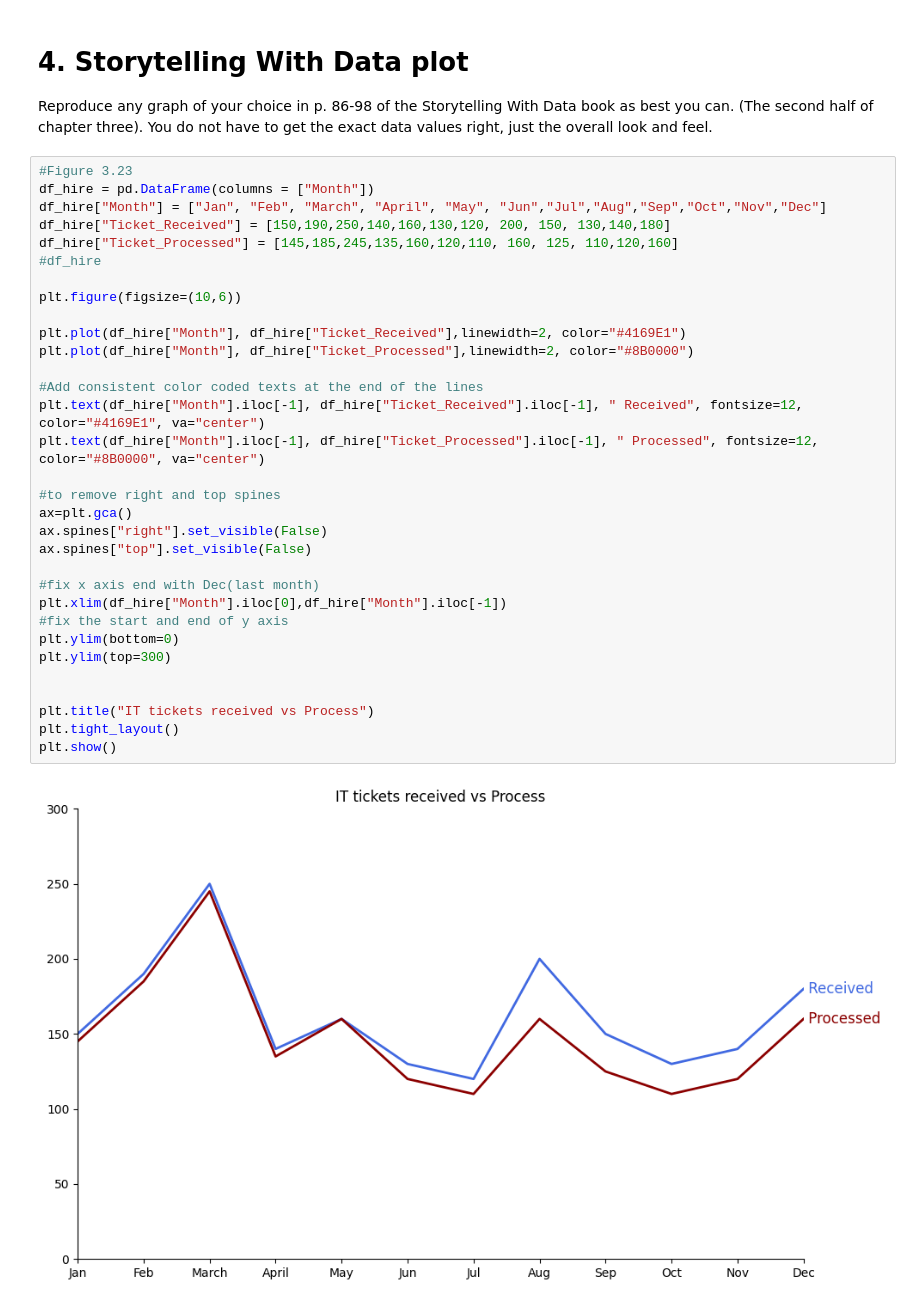
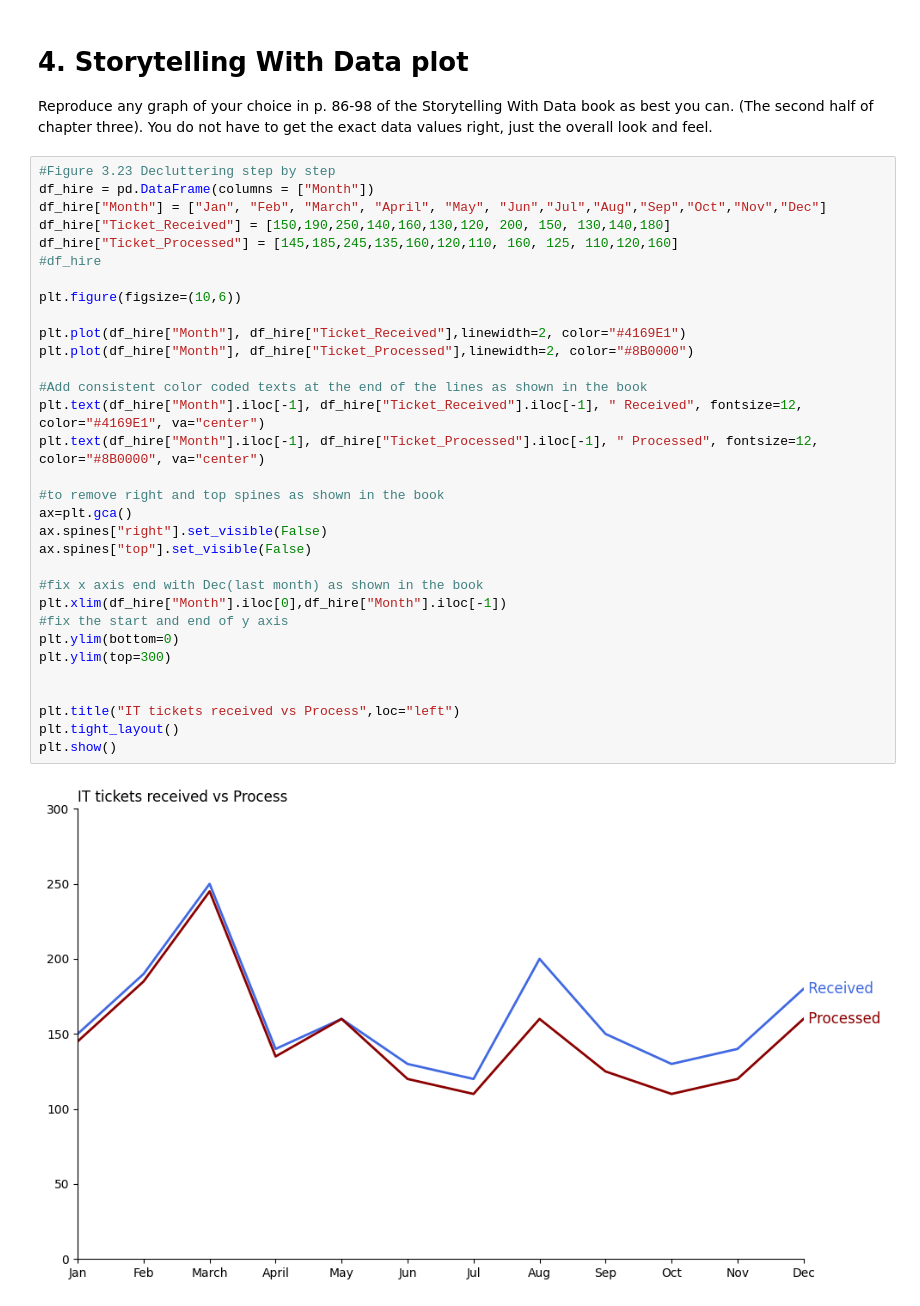
Before and after one commit to Jbaner/Module-B-semester-2, a Jupyter notebook: Week6.ipynb, the cells around one changed output. Saved outputs shown, nothing was run; the diff lists cells and outputs as text.

```diff
--- a/Week6.ipynb
+++ b/Week6.ipynb
@@ -336,36 +360,36 @@ This dataset contains several confounding variables.
 
 Reproduce any graph of your choice in p. 86-98 of the Storytelling With Data book as best you can.  (The second half of chapter three).  You do not have to get the exact data values right, just the overall look and feel.
 # %%
-#Figure 3.23
+#Figure 3.23 Decluttering step by step
 df_hire = pd.DataFrame(columns = ["Month"])
 df_hire["Month"] = ["Jan", "Feb", "March", "April", "May", "Jun","Jul","Aug","Sep","Oct","Nov","Dec"]
 df_hire["Ticket_Received"] = [150,190,250,140,160,130,120, 200, 150, 130,140,180]
 df_hire["Ticket_Processed"] = [145,185,245,135,160,120,110, 160, 125, 110,120,160]
 #df_hire
 
 plt.figure(figsize=(10,6))
 
 plt.plot(df_hire["Month"], df_hire["Ticket_Received"],linewidth=2, color="#4169E1")
 plt.plot(df_hire["Month"], df_hire["Ticket_Processed"],linewidth=2, color="#8B0000")
 
-#Add consistent color coded texts at the end of the lines
+#Add consistent color coded texts at the end of the lines as shown in the book
 plt.text(df_hire["Month"].iloc[-1], df_hire["Ticket_Received"].iloc[-1], " Received", fontsize=12, color="#4169E1", va="center")
 plt.text(df_hire["Month"].iloc[-1], df_hire["Ticket_Processed"].iloc[-1], " Processed", fontsize=12, color="#8B0000", va="center")
 
-#to remove right and top spines
+#to remove right and top spines as shown in the book
 ax=plt.gca()
 ax.spines["right"].set_visible(False)
 ax.spines["top"].set_visible(False)
 
-#fix x axis end with Dec(last month)
+#fix x axis end with Dec(last month) as shown in the book
 plt.xlim(df_hire["Month"].iloc[0],df_hire["Month"].iloc[-1])
 #fix the start and end of y axis
 plt.ylim(bottom=0)
 plt.ylim(top=300)
 
 
-plt.title("IT tickets received vs Process")
+plt.title("IT tickets received vs Process",loc="left")
 plt.tight_layout()
 plt.show()
 # %% [output]
-[figure, old version]
+[figure, new version]
```
Also changed, not shown: parts of 6 cells of this notebook.
